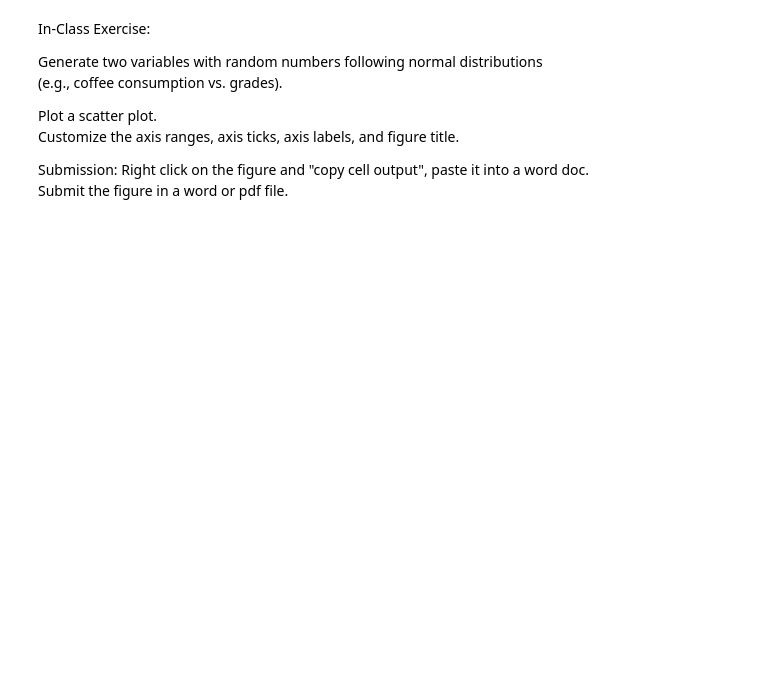
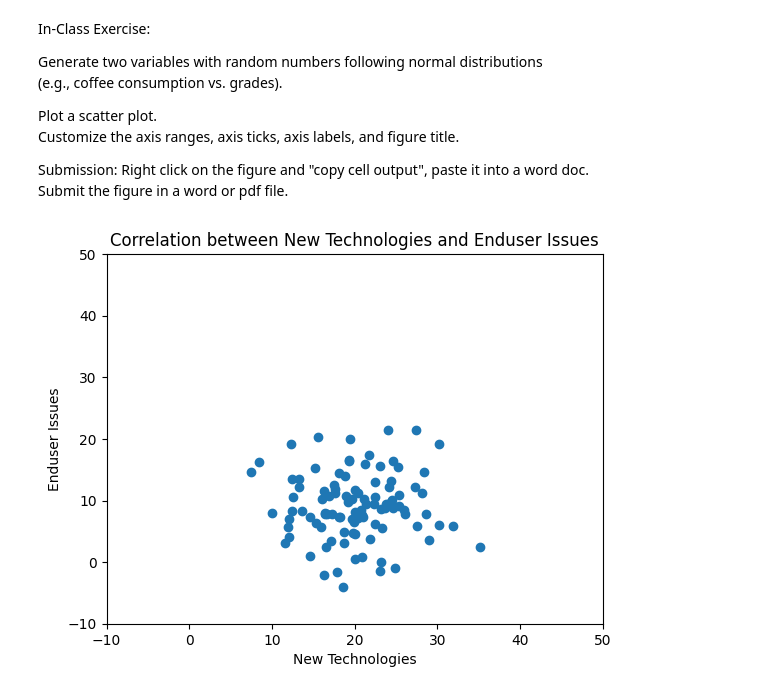
Before and after one commit to eaplatt3/Data-Mining-Assignments, a Jupyter notebook: 4 statistics.ipynb, the cells around one changed output. Drawn from its saved outputs; the diff is of its cells as text; code cells hidden in the pictures; blank space fills up the shorter version.

Commit message:
"Created Scatter Plot and exported to html"

```diff
--- a/4 statistics.ipynb
+++ b/4 statistics.ipynb
@@ -72,3 +160,17 @@ Customize the axis ranges, axis ticks, axis labels, and figure title.
 Submission:
 Right click on the figure and "copy cell output", paste it into a word doc.
 Submit the figure in a word or pdf file.
+# %%
+newTech=np.random.normal(20,5,100) # generate 100 random numbers, mean=20, sd=5
+userProblems=np.random.normal(10,5,100) # generate 50 random numbers, mean=10, sd=5
+# Customizing axis range
+plt.xlim(-10, 50)  # Set X-axis range
+plt.ylim(-10, 50)  # Set Y-axis range
+plt.scatter(newTech,userProblems) #generate a scatter plot of x and y
+# Customizing titles
+plt.xlabel("New Technologies")
+plt.ylabel("Enduser Issues")
+plt.title("Correlation between New Technologies and Enduser Issues")
+plt.show()  #show the plot
+# %% [output]
+[figure, added]
```
Also changed, not shown: parts of 13 cells of this notebook, 1 other file.
